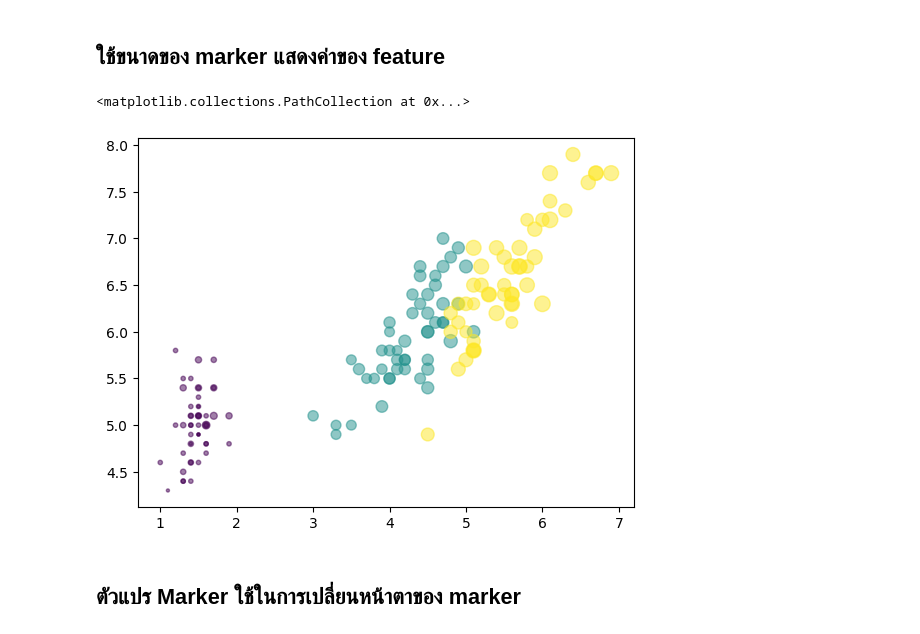
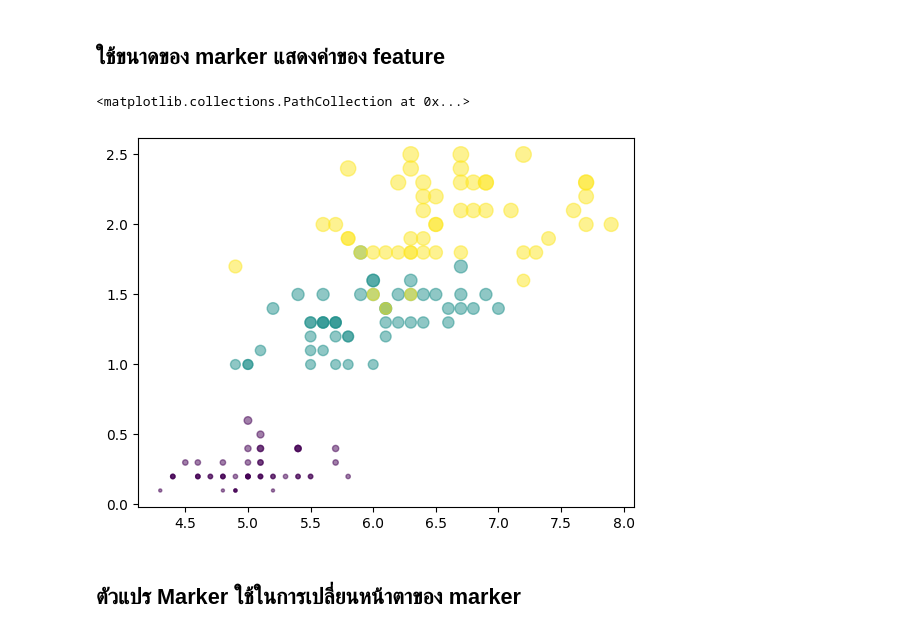
Before and after one commit to Meaiie/python_dataviz2024, a Jupyter notebook: Visualize_Data_Distribution_(02)_2024.ipynb, the cells around one changed output. Drawn from its saved outputs; the diff is of its cells as text; code cells hidden in the pictures.

```diff
--- a/Visualize_Data_Distribution_(02)_2024.ipynb
+++ b/Visualize_Data_Distribution_(02)_2024.ipynb
@@ -69,10 +69,10 @@ plt.scatter(df['PetalLength'],df['PetalWidth'],c=df2['Name'],alpha=0.5)
 # %% [markdown]
 ## ใช้ขนาดของ marker แสดงค่าของ feature
 # %%
-plt.scatter(df['PetalLength'],df['SepalLength'],s=50*df['PetalWidth'],c=df2['Name'],alpha=0.5)
+plt.scatter(df['SepalLength'],df['PetalWidth'],s=50*df['PetalWidth'],c=df2['Name'],alpha=0.5)
 # %% [output]
 <matplotlib.collections.PathCollection at 0x...>
-[figure, old version]
+[figure, new version]
 # %% [markdown]
 ## ตัวแปร Marker ใช้ในการเปลี่ยนหน้าตาของ marker
 # %%
```
Also changed, not shown: parts of 46 cells of this notebook.
